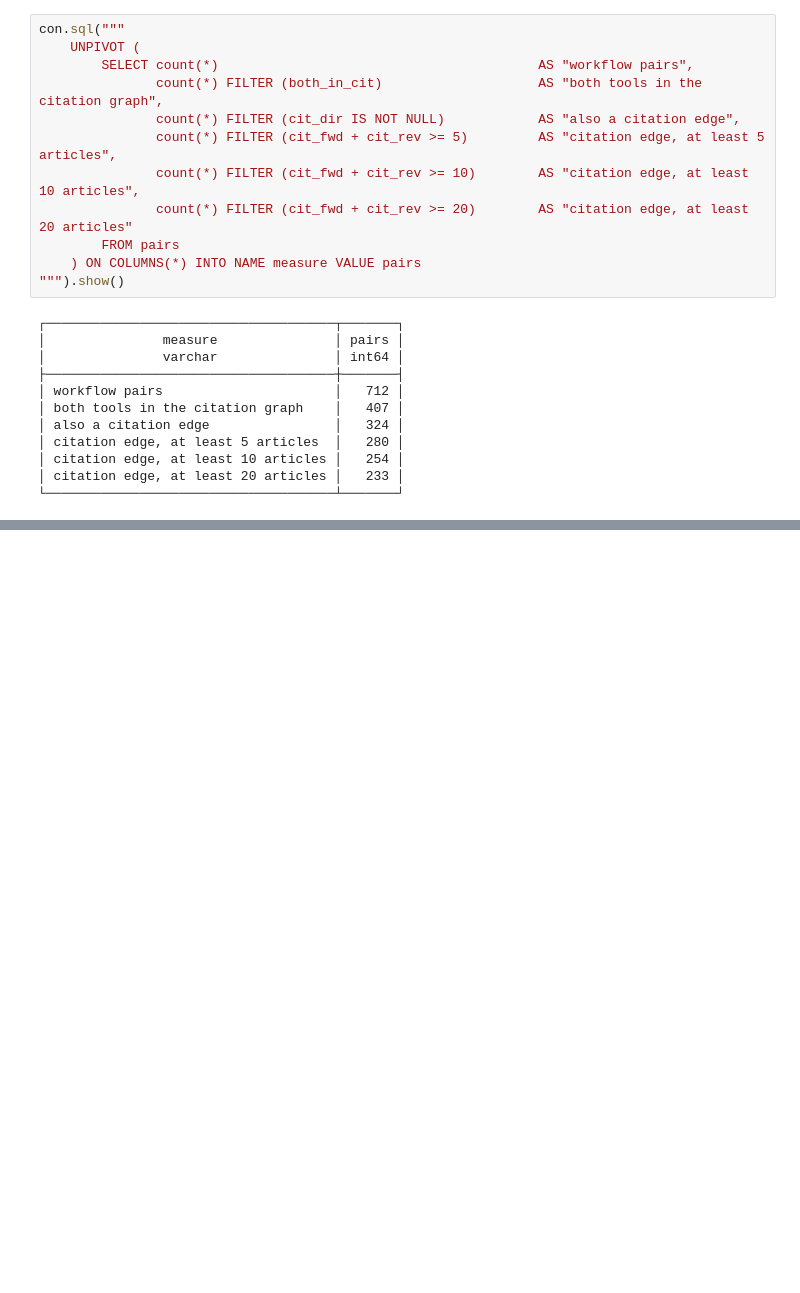
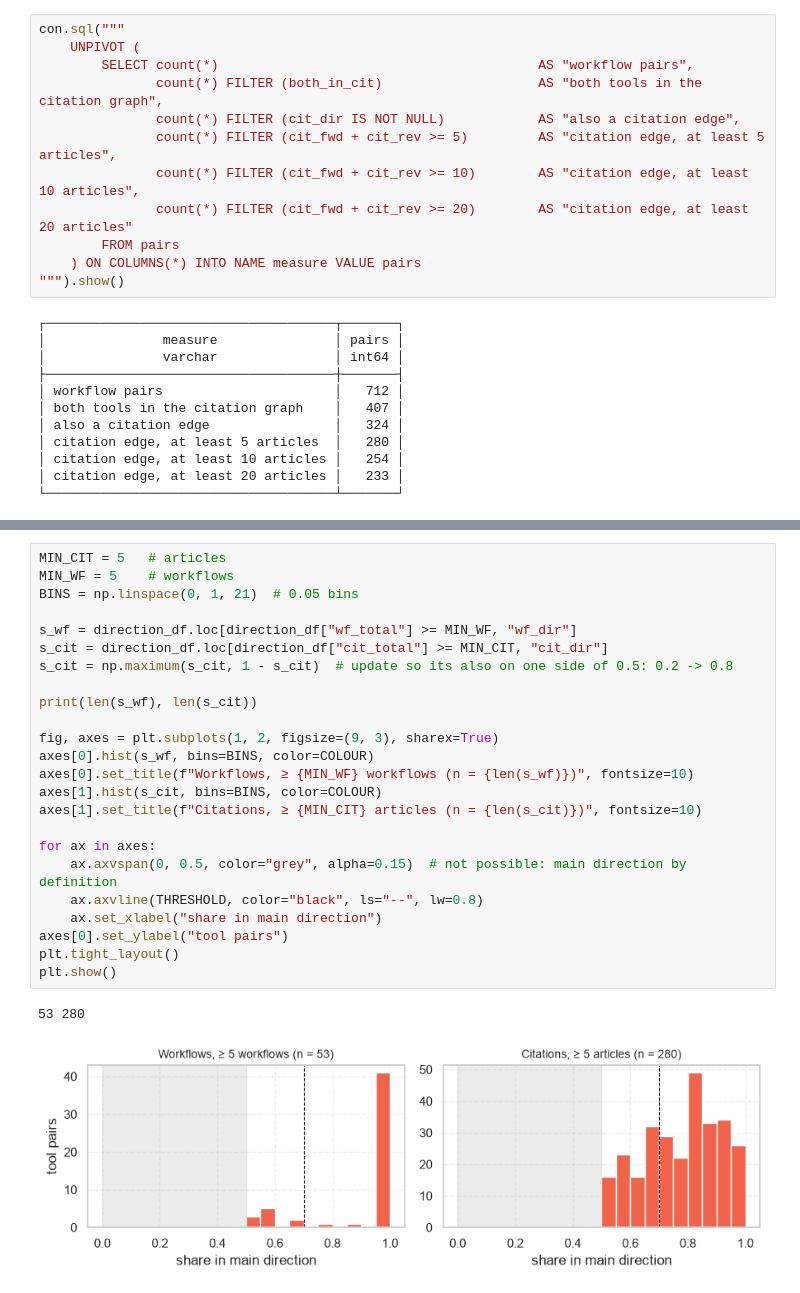
Before and after one commit to YojanaGadiya/BH2026-InSoLiTo, a Jupyter notebook: directed-graph/workflowhub/compare_citation_edges_galaxy.ipynb, the cells around one changed output, grey strips where cells are left out. Saved outputs shown, nothing was run; the diff lists cells and outputs as text; blank space fills up the shorter version.

```diff
--- a/directed-graph/workflowhub/compare_citation_edges_galaxy.ipynb
+++ b/directed-graph/workflowhub/compare_citation_edges_galaxy.ipynb
@@ -279,0 +350,27 @@ con.sql("""
+# %%
+MIN_CIT = 5   # articles
+MIN_WF = 5    # workflows
+BINS = np.linspace(0, 1, 21)  # 0.05 bins
+
+s_wf = direction_df.loc[direction_df["wf_total"] >= MIN_WF, "wf_dir"]
+s_cit = direction_df.loc[direction_df["cit_total"] >= MIN_CIT, "cit_dir"]
+s_cit = np.maximum(s_cit, 1 - s_cit)  # update so its also on one side of 0.5: 0.2 -> 0.8
+
+print(len(s_wf), len(s_cit))
+
+fig, axes = plt.subplots(1, 2, figsize=(9, 3), sharex=True)
+axes[0].hist(s_wf, bins=BINS, color=COLOUR)
+axes[0].set_title(f"Workflows, ≥ {MIN_WF} workflows (n = {len(s_wf)})", fontsize=10)
+axes[1].hist(s_cit, bins=BINS, color=COLOUR)
+axes[1].set_title(f"Citations, ≥ {MIN_CIT} articles (n = {len(s_cit)})", fontsize=10)
+
+for ax in axes:
+    ax.axvspan(0, 0.5, color="grey", alpha=0.15)  # not possible: main direction by definition
+    ax.axvline(THRESHOLD, color="black", ls="--", lw=0.8)
+    ax.set_xlabel("share in main direction")
+axes[0].set_ylabel("tool pairs")
+plt.tight_layout()
+plt.show()
+# %% [output]
+53 280
+[figure, added]
```
Also changed, not shown: parts of 11 cells of this notebook, 4 other files.
